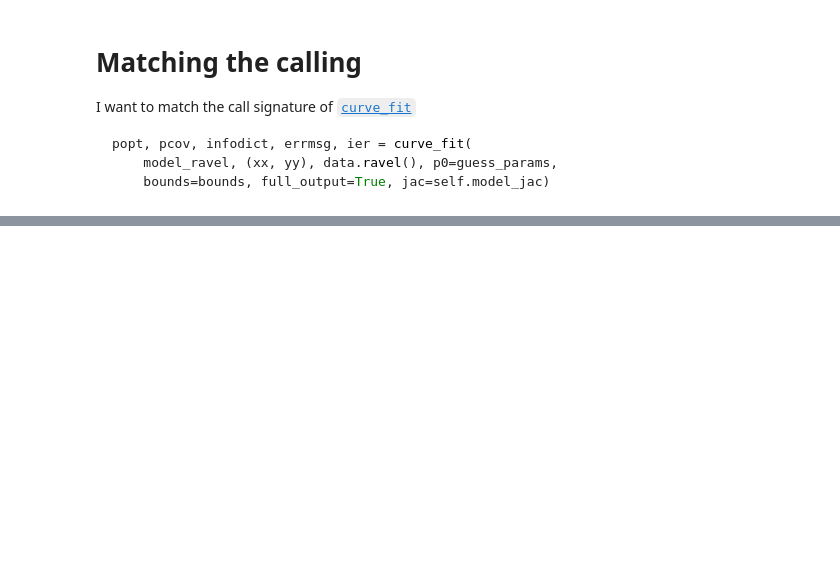
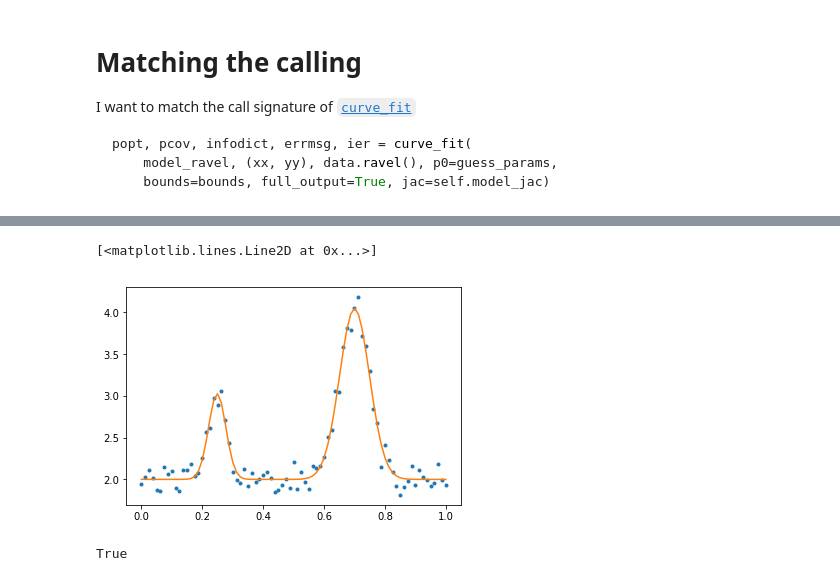
Before and after one commit to david-hoffman/peaks, a Jupyter notebook: notebooks/LM-MLE fitting in Python.ipynb, the cells around one changed output, grey strips where cells are left out. Drawn from its saved outputs; the diff is of its cells as text; code cells hidden in the pictures; blank space fills up the shorter version.

```diff
--- a/notebooks/LM-MLE fitting in Python.ipynb
+++ b/notebooks/LM-MLE fitting in Python.ipynb
@@ -226,3 +254,5 @@ Wall time: 20 ms
 np.allclose(popt, popt_sp)
 # %% [output]
 True
+# %%
+curve_fit(test_func, x, y, p0=pguess, full_output=True, jac=test_func_jac)
@@ -521,7 +631,7 @@ def curve_fit_ls(f, xdata, ydata, p0=None, sigma=None, absolute_sigma=False,
 
     if p0 is None:
         raise NotImplementedError("You must give a guess")
-    if sigma is None:
+    if sigma is not None:
         raise NotImplementedError("Weighting has not been implemented")
     else:
         transform = None
@@ -567,3 +677,8 @@ def curve_fit_ls(f, xdata, ydata, p0=None, sigma=None, absolute_sigma=False,
         return popt, pcov, infodict, errmsg, ier
     else:
         return popt, pcov
+# %%
+%%time
+popt_ls, pcov, infodict, errmsg, ier = curve_fit_ls(
+    test_func, x, y, p0=pguess, full_output=True,
+    jac=test_func_jac)
@@ -569,0 +707,11 @@ def curve_fit_ls(f, xdata, ydata, p0=None, sigma=None, absolute_sigma=False,
+# %%
+y_fit = test_func(x, *popt_ls)
+plt.plot(x, y, ".")
+plt.plot(x, y_fit)
+# %% [output]
+[<matplotlib.lines.Line2D at 0x...>]
+[figure, added]
+# %%
+np.allclose(popt_ls, popt_sp)
+# %% [output]
+True
```
Also changed, not shown: parts of 21 cells of this notebook.
